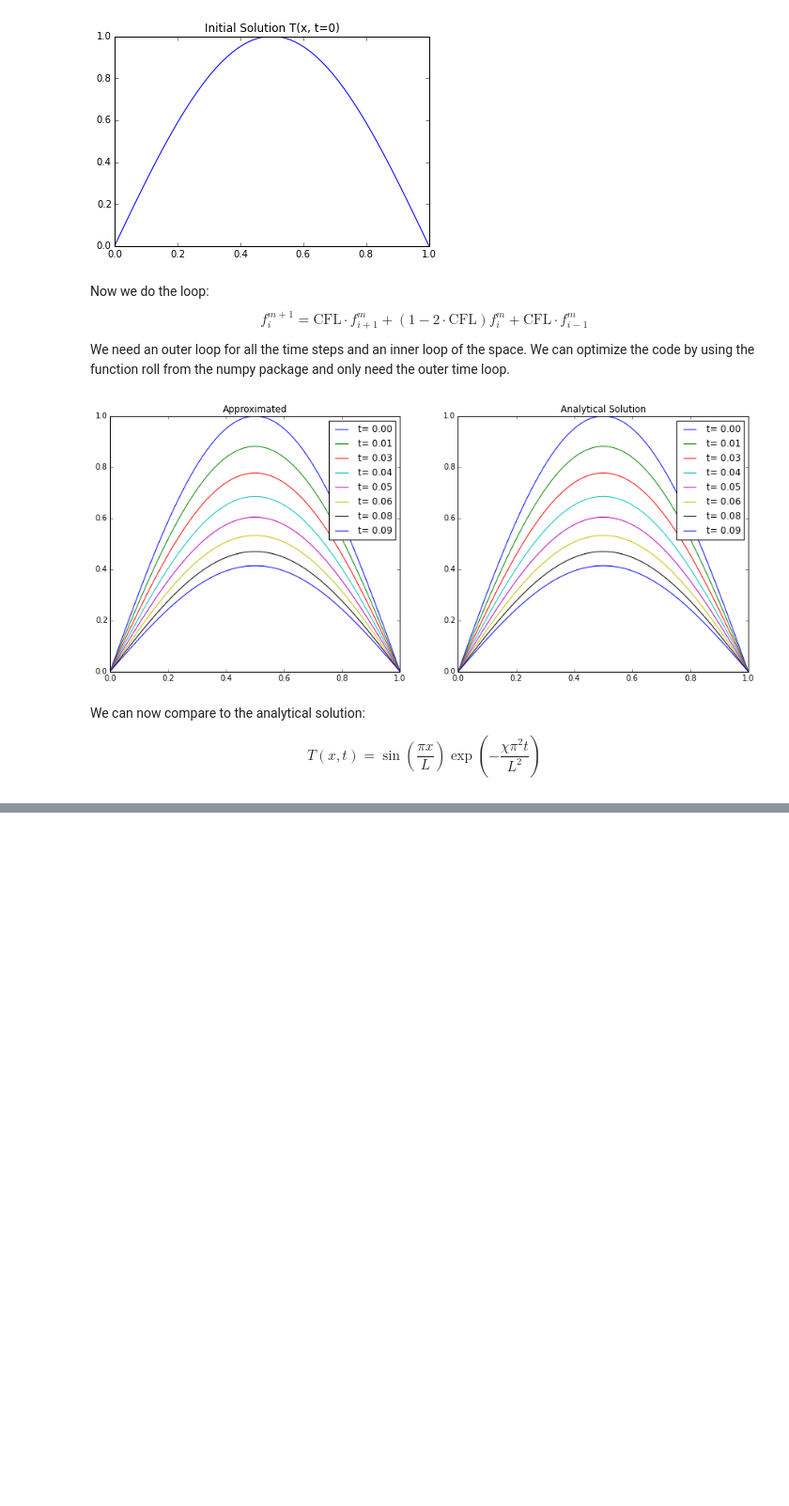
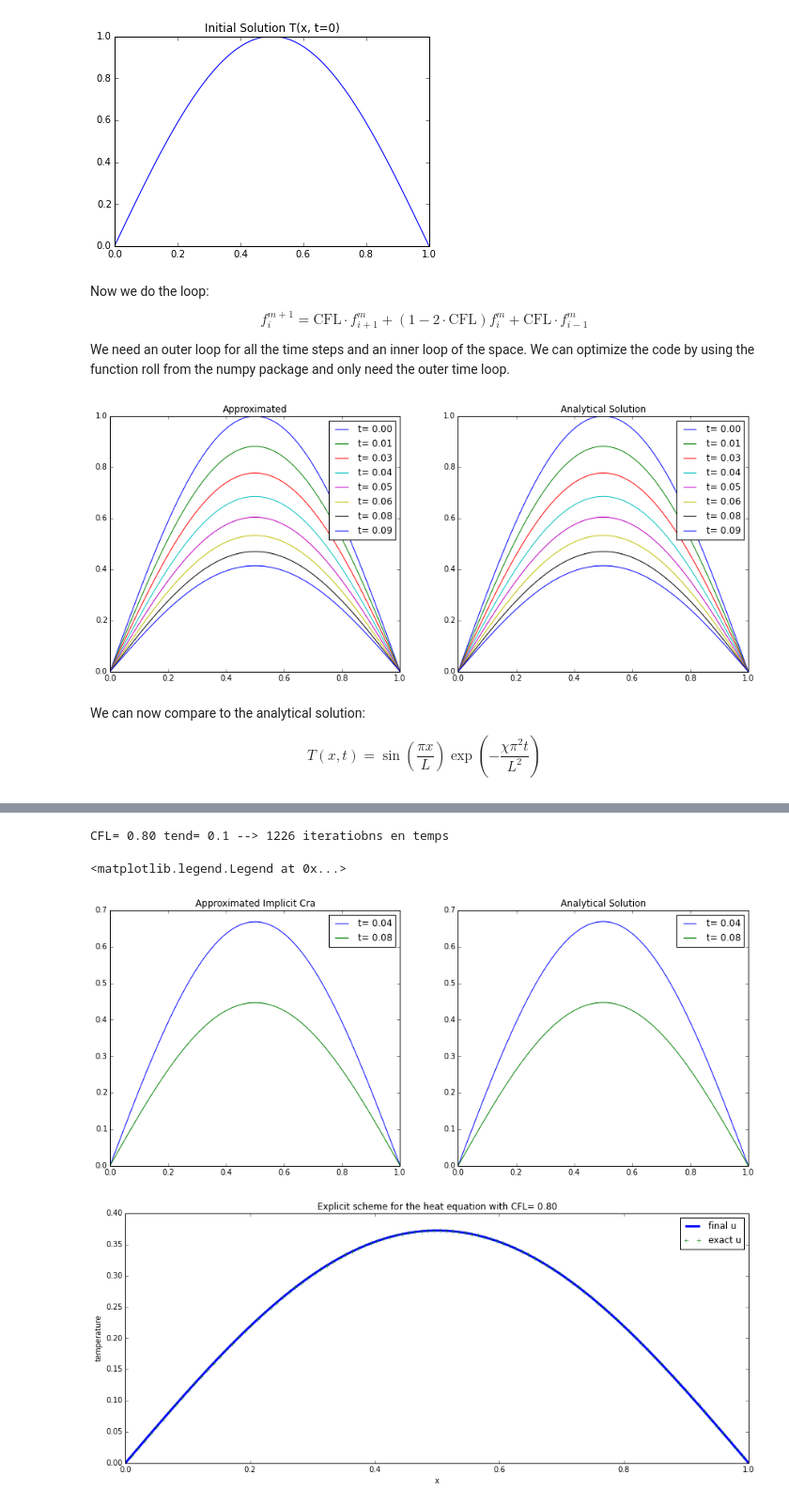
Before and after one commit to manuelmarcano22/ipythonnb, a Jupyter notebook: HeatEquation.ipynb, the cells around one changed output, grey strips where cells are left out. Shown at 94% size. Drawn from its saved outputs; the diff is of its cells as text; code cells hidden in the pictures; blank space fills up the shorter version.

```diff
--- a/HeatEquation.ipynb
+++ b/HeatEquation.ipynb
@@ -169,0 +265,71 @@ This can be express in matrix form:
+# %%
+from tridag import tridag
+# Schema implicite Implicit Crank-Nicolson
+cfl  =  .8 # Courant-Friedrichs-Lewy condition
+L    = 1. # x= [0, L]
+N    = 100 #Gridpoints
+chi  = 1 #Radiative diffusion
+tend = 0.1 #Final time step
+
+dx = L/(N-1.)
+dt = cfl*(dx)**2
+nt = int(tend/dt)+1
+print "CFL=%5.2f tend=%4.1f --> %i iteratiobns en temps"%(cfl,tend,nt)
+
+# Construction de la matricea tridiagonale du systeme
+#A=-cfl*np.ones(N)
+A=-0.5*cfl*np.ones(N)
+A[-2]=0.;
+
+#B= 2 *(1+cfl)*np.ones(N)
+B=  (1+cfl)*np.ones(N)
+B[0]=1.; B[-1]=1.
+
+C = -0.5*cfl *np.ones(N)
+#C = -cfl *np.ones(N)
+C[0]=0.
+
+at = 2*(1 - cfl)*np.ones(N-1)
+#at= (1 - cfl)*np.ones(N-1)
+
+
+RHS = np.ones(N)
+
+t=0. ; u=np.copy(T0)
+plt.figure(figsize=(15, 6))
+for i in range(1,nt+1):
+    RHS = u + 0.5*cfl*(np.roll(u,-1)- 2.* u +np.roll(u,1) )
+    #RHS[1:N-1] = -A[1:N-1]*u[0:N-2] + at[1:N-1]*u[1:N-1]-C[1:N-1]*u[2:N]
+    RHS[0]=RHS[-1]=0.0
+    u=tridag(A,B,C,RHS)
+    uexacte= np.sin((np.pi*x)/L)*np.exp(-(chi*np.pi**2*t)/(L**2))
+    t=t+dt
+    if (i % 500 == 0):  #Plot every 500 interations
+        st="t=%5.2f"%t
+        plt.subplot(1, 2, 1)
+        plt.plot(x,u,label=st)
+        plt.title('Approximated Implicit Cra')
+        plt.legend()
+        plt.subplot(1, 2, 2)
+        plt.title('Analytical Solution')
+        plt.plot(x,uexacte,label=st)
+        plt.legend()
+
+#
+# comparaison avec la solution analytique au temps final
+#
+t=tend
+uexacte= np.sin((np.pi*x)/L)*np.exp(-(chi*np.pi**2*t)/(L**2))
+
+plt.figure(figsize=(15, 6))
+plt.plot(x,u,label='final u',lw=3)
+plt.plot(x,uexacte,'+',label='exact u')
+plt.xlabel('x')
+plt.ylabel('temperature')
+plt.title('Explicit scheme for the heat equation with CFL=%5.2f'%cfl)
+plt.legend(loc='best')
+# %% [output]
+CFL= 0.80 tend= 0.1 --> 1226 iteratiobns en temps
+<matplotlib.legend.Legend at 0x...>
+[figure, added]
+[figure, added]
```
Also changed, not shown: parts of 33 cells of this notebook.
